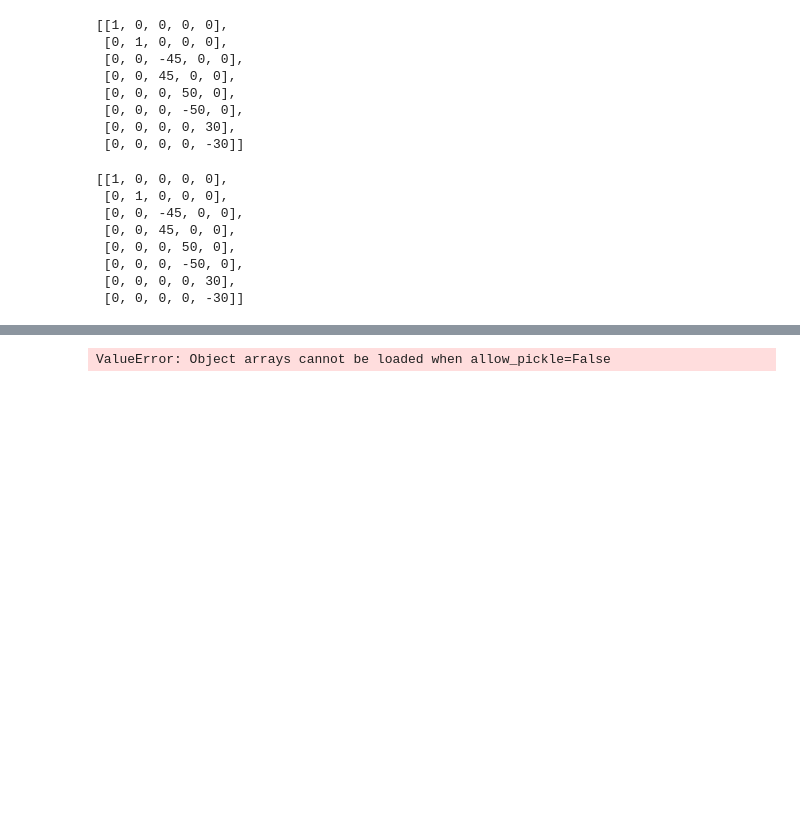
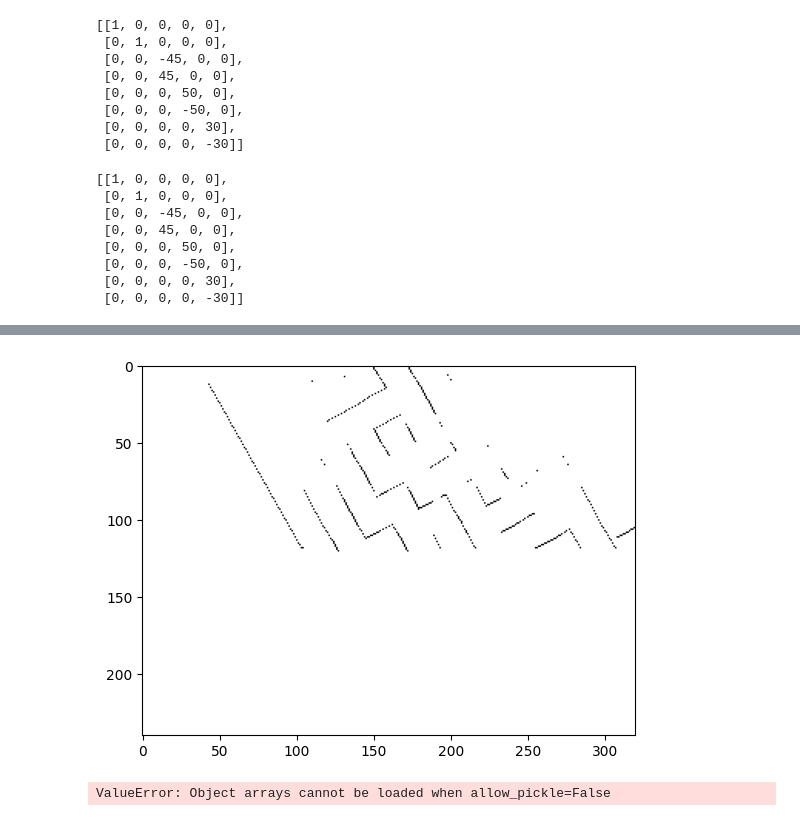
Before and after one commit to Dart-ilder/GoSlayer, a Jupyter notebook: my_way_home_data.ipynb, the cells around one changed output, grey strips where cells are left out. Saved outputs shown, nothing was run; the diff lists cells and outputs as text; code cells hidden in the pictures; blank space fills up the shorter version.

```diff
--- a/my_way_home_data.ipynb
+++ b/my_way_home_data.ipynb
@@ -271,3 +382,8 @@ Warning: Missing charsets in String to FontSet conversion
+# %%
+plt.imshow(divide_and_conquer(m))
+plt.show()
+# %% [output]
+[figure, added]
 # %%
 temp_copy_images = images.copy()
 temp_copy_maps = maps.copy()
```
Also changed, not shown: parts of 11 cells of this notebook, 2 other files.
